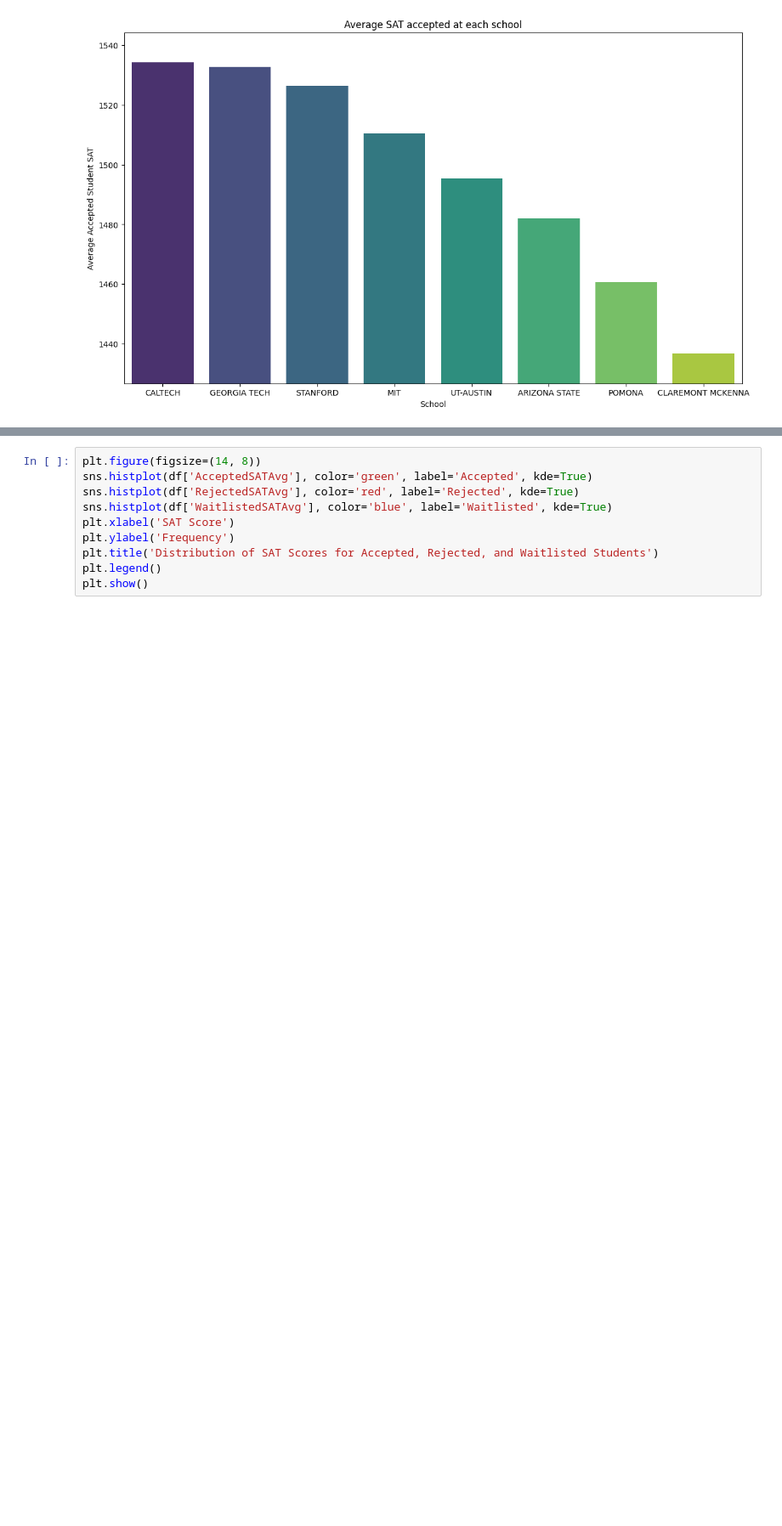
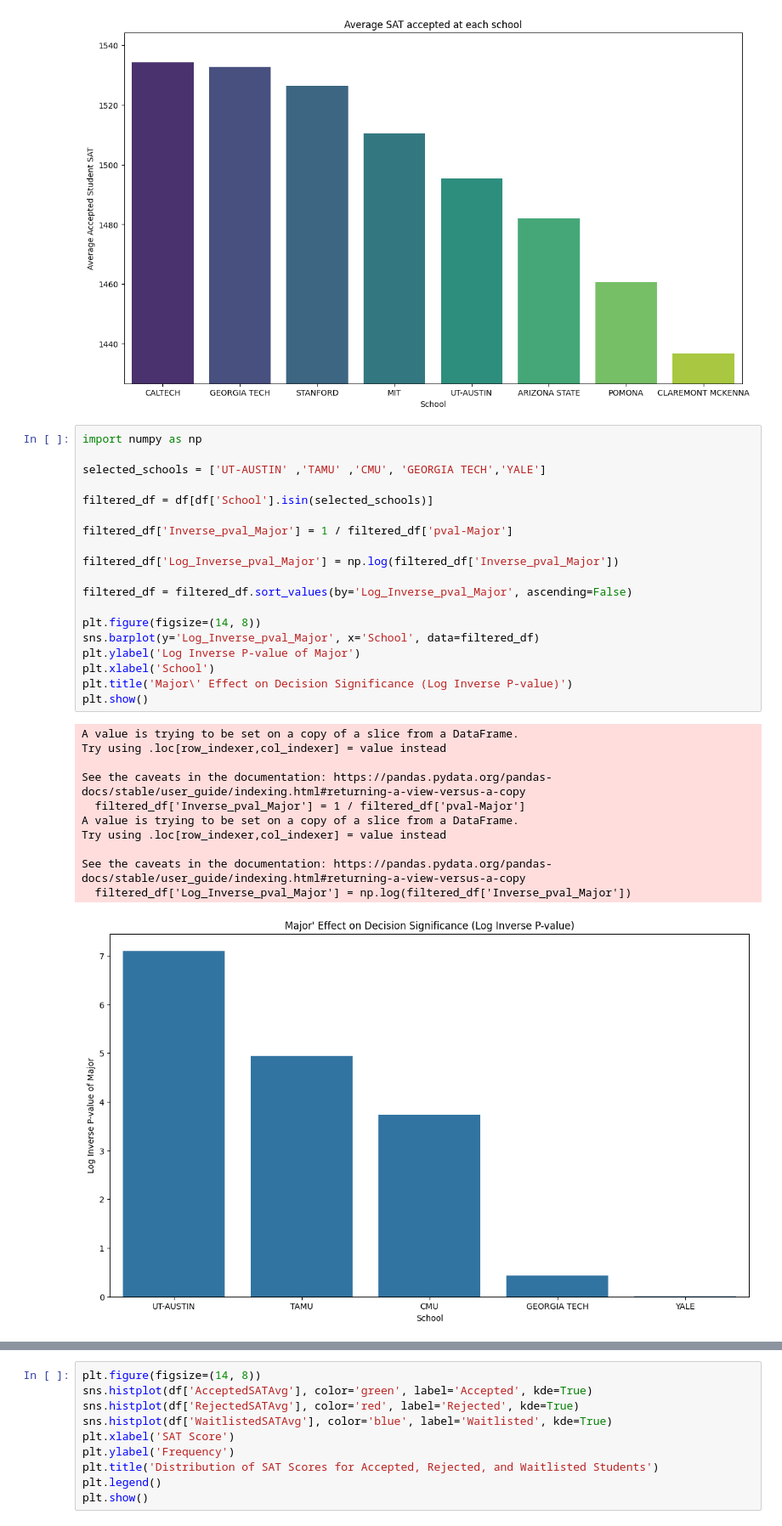
Before and after one commit to shreybirmiwal/college-predictor, a Jupyter notebook: 2-visualize/secondary_analysis.ipynb, the cells around one changed output, grey strips where cells are left out. Shown at 85% size. Drawn from its saved outputs; the diff is of its cells as text; blank space fills up the shorter version.

Commit message:
more graphs

```diff
--- a/2-visualize/secondary_analysis.ipynb
+++ b/2-visualize/secondary_analysis.ipynb
@@ -56,3 +56,34 @@ Passing `palette` without assigning `hue` is deprecated and will be removed in v
 
   sns.barplot(y='AcceptedSATAvg', x='School', data=filtered_df, palette='viridis')
 [figure]
+# %%
+import numpy as np
+
+selected_schools = ['UT-AUSTIN' ,'TAMU' ,'CMU', 'GEORGIA TECH','YALE']
+
+filtered_df = df[df['School'].isin(selected_schools)]
+
+filtered_df['Inverse_pval_Major'] = 1 / filtered_df['pval-Major']
+
+filtered_df['Log_Inverse_pval_Major'] = np.log(filtered_df['Inverse_pval_Major'])
+
+filtered_df = filtered_df.sort_values(by='Log_Inverse_pval_Major', ascending=False)
+
+plt.figure(figsize=(14, 8))
+sns.barplot(y='Log_Inverse_pval_Major', x='School', data=filtered_df)
+plt.ylabel('Log Inverse P-value of Major')
+plt.xlabel('School')
+plt.title('Major\' Effect on Decision Significance (Log Inverse P-value)')
+plt.show()
+# %% [output]
+A value is trying to be set on a copy of a slice from a DataFrame.
+Try using .loc[row_indexer,col_indexer] = value instead
+
+See the caveats in the documentation: https://pandas.pydata.org/pandas-docs/stable/user_guide/indexing.html#returning-a-view-versus-a-copy
+  filtered_df['Inverse_pval_Major'] = 1 / filtered_df['pval-Major']
+A value is trying to be set on a copy of a slice from a DataFrame.
+Try using .loc[row_indexer,col_indexer] = value instead
+
+See the caveats in the documentation: https://pandas.pydata.org/pandas-docs/stable/user_guide/indexing.html#returning-a-view-versus-a-copy
+  filtered_df['Log_Inverse_pval_Major'] = np.log(filtered_df['Inverse_pval_Major'])
+[figure, added]
```
Also changed, not shown: parts of 4 cells of this notebook, 59 other files.
